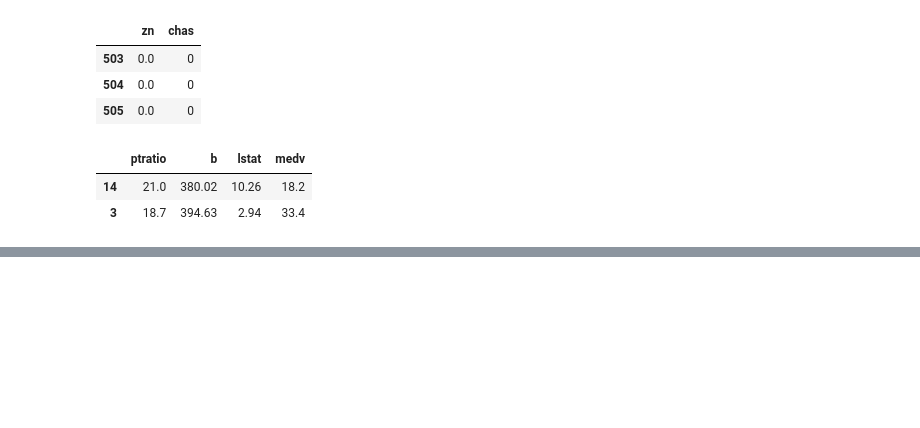
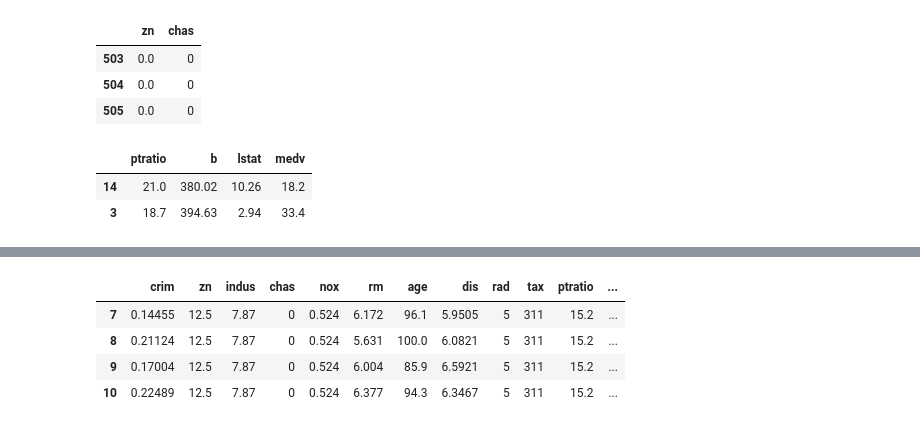
Before and after one commit to ledinhtri97/dsci-practice, a Jupyter notebook: pandas/dataframe.ipynb, the cells around one changed output, grey strips where cells are left out. Saved outputs shown, nothing was run; the diff lists cells and outputs as text; code cells hidden in the pictures; blank space fills up the shorter version.

```diff
--- a/pandas/dataframe.ipynb
+++ b/pandas/dataframe.ipynb
@@ -110,0 +147,8 @@ df_bh.iloc[[14, 3], -4:] #cols 14, 3 last fours cols
+# %%
+df_bh[df_bh['crim'] > 0.1].loc[4:10]
+# %% [output]
+|  | crim | zn | indus | chas | nox | rm | age | dis | rad | tax | ptratio | ... |
+| 7 | 0.14455 | 12.5 | 7.87 | 0 | 0.524 | 6.172 | 96.1 | 5.9505 | 5 | 311 | 15.2 | ... |
+| 8 | 0.21124 | 12.5 | 7.87 | 0 | 0.524 | 5.631 | 100.0 | 6.0821 | 5 | 311 | 15.2 | ... |
+| 9 | 0.17004 | 12.5 | 7.87 | 0 | 0.524 | 6.004 | 85.9 | 6.5921 | 5 | 311 | 15.2 | ... |
+| 10 | 0.22489 | 12.5 | 7.87 | 0 | 0.524 | 6.377 | 94.3 | 6.3467 | 5 | 311 | 15.2 | ... |
```
Also changed, not shown: parts of 10 cells of this notebook, 1 other file.
